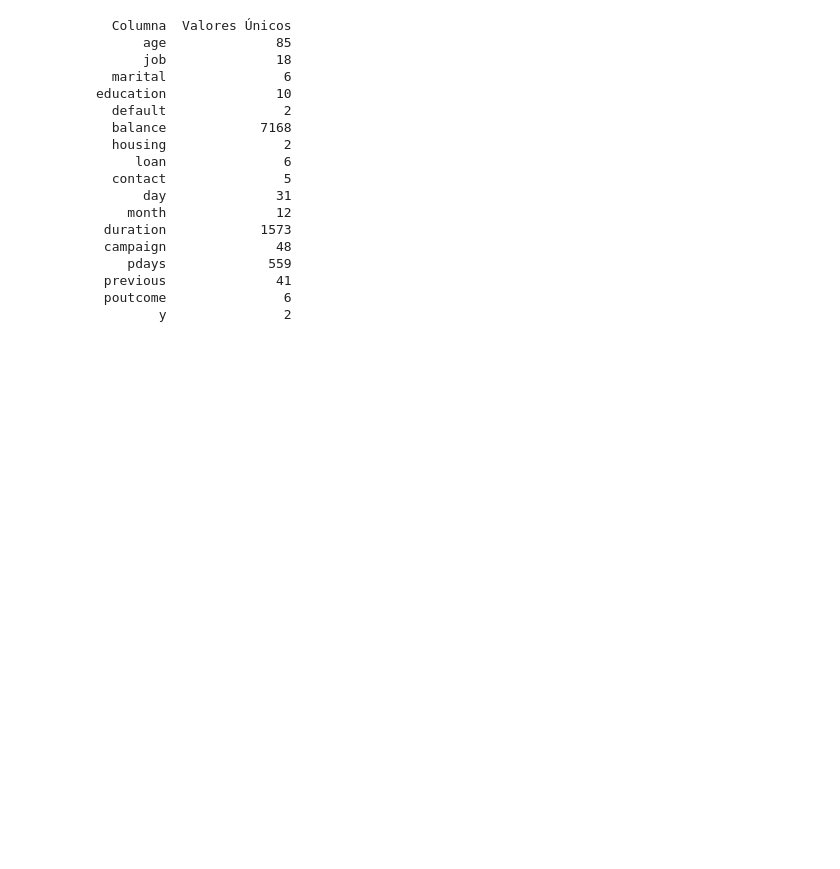
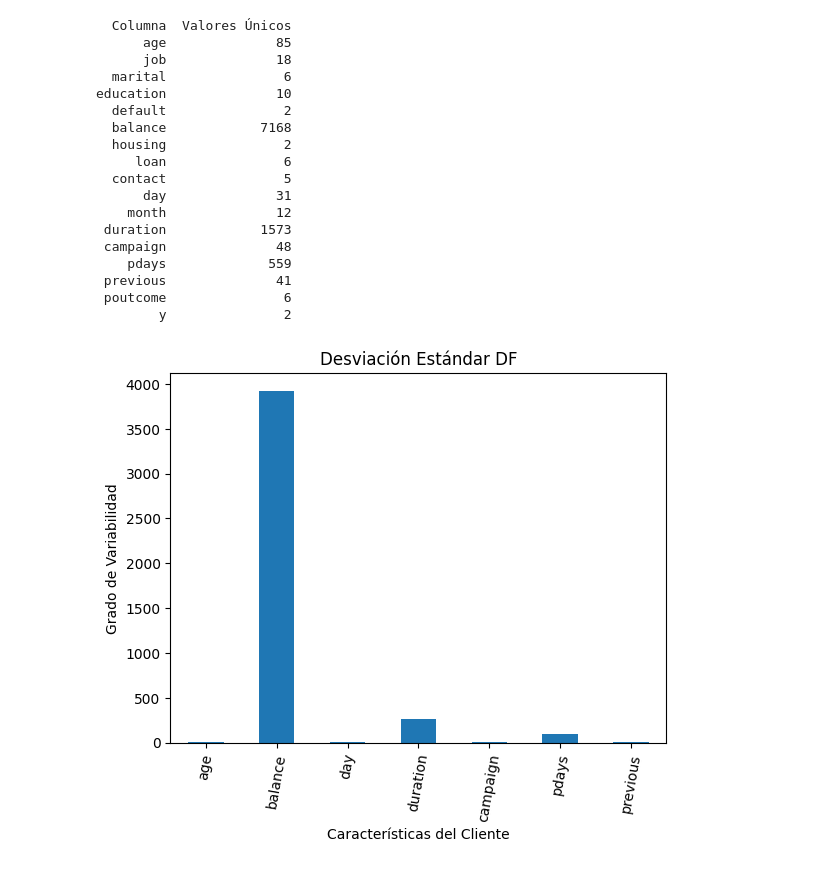
Before and after one commit to ccalderon1998/Camilo_Calderon_talento_tech, a Jupyter notebook: dataset_banco.ipynb, the cells around one changed output. Drawn from its saved outputs; the diff is of its cells as text; code cells hidden in the pictures; blank space fills up the shorter version.

```diff
--- a/dataset_banco.ipynb
+++ b/dataset_banco.ipynb
@@ -560,10 +541,21 @@ education              10
 # %%
 # Calcular la desviación estándar para las columnas numéricas
-desv_e = df[['age', 'job', 'marital', 'education', 'default', 'balance', 'housing',
-       'loan', 'contact', 'day', 'month', 'duration', 'campaign', 'pdays',
-       'previous', 'poutcome', 'y']]
+desv_e = df[['age',  'balance', 'day', 'duration', 'campaign', 'pdays',
+       'previous']]
 desv_e
+
 #Dispersión frente a la media, proporciona una idea de la consistencia, permite comparar la variabilidad de dos conjuntos de datos
 #Identificación de valores atipicos, evaluar riesgo y varaciones en los datos
 #Change 'Saldo' to 'balance' - the actual column name in your dataset
-std_s = df[['balance']].std()
+std_values = desv_e.std()
+
+# Graficar
+std_values.plot(kind='bar', color='purple')
+std_values.plot(kind='bar')
+plt.title('Desviación Estándar DF') #Desviación Estándar
+plt.xlabel("Características del Cliente") #Variables
+plt.ylabel("Grado de Variabilidad") # Grado de Variabilidad
+plt.xticks(rotation=80)
+plt.show()
+# %% [output]
+[figure, added]
```
Also changed, not shown: parts of 20 cells of this notebook.
